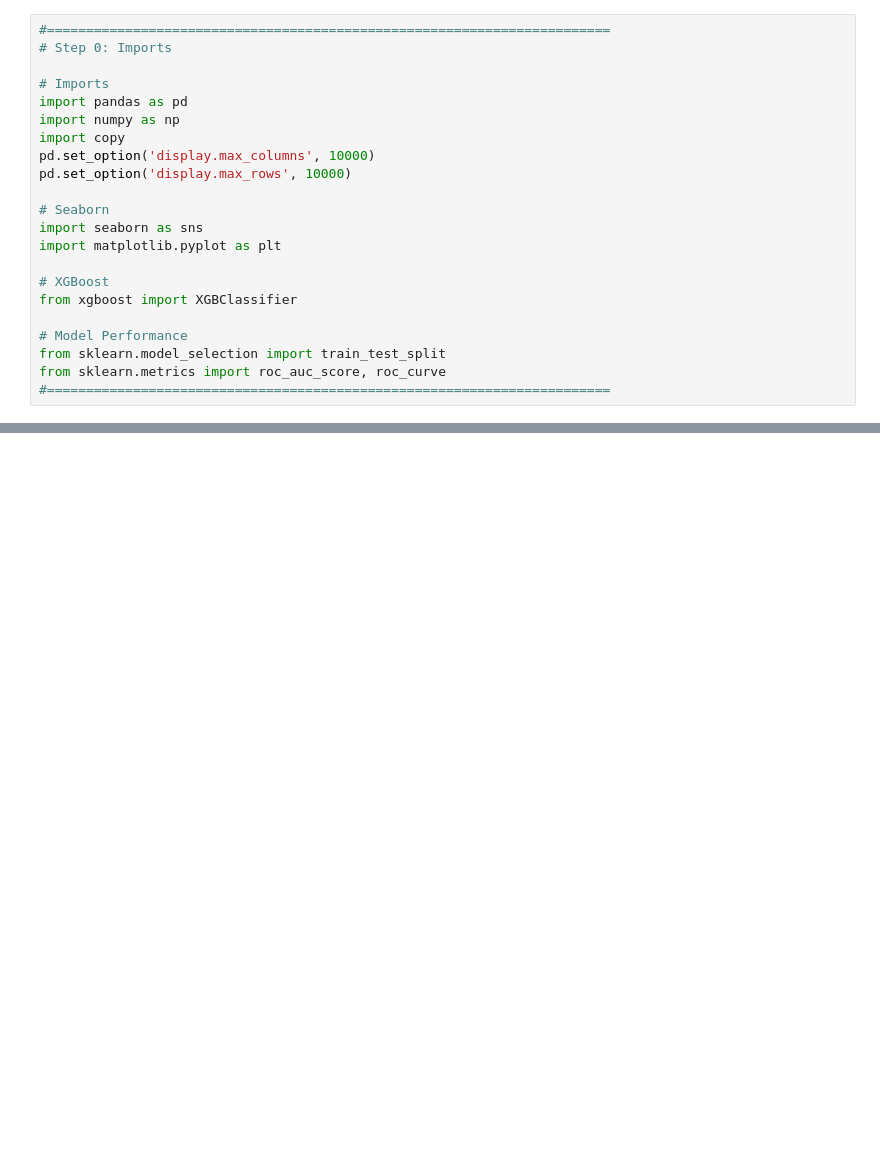
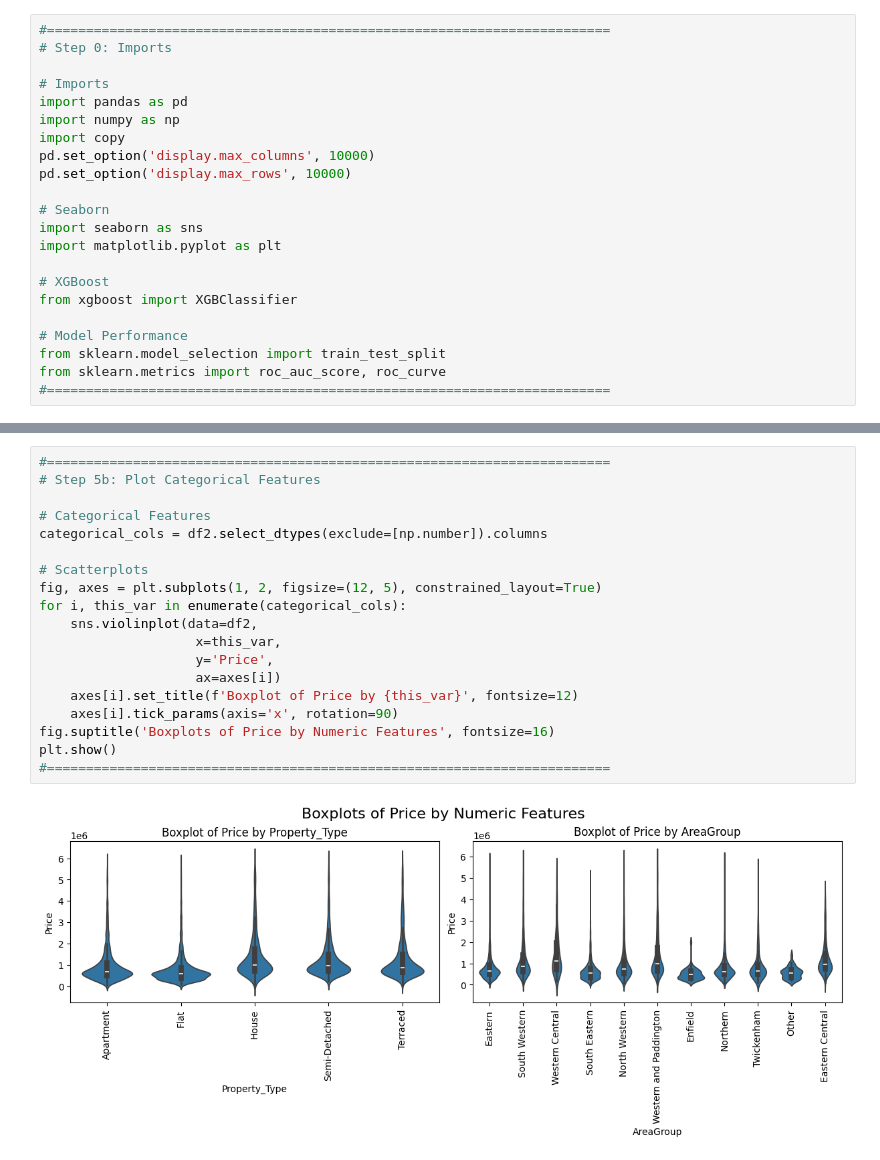
Before and after one commit to MarkThackham/portfolio, a Jupyter notebook: 02 London Property Listings/01 London Property Listing.ipynb, the cells around one changed output, grey strips where cells are left out. Cells and saved outputs as stored; diff of their text form; blank space fills up the shorter version.

```diff
--- a/02 London Property Listings/01 London Property Listing.ipynb
+++ b/02 London Property Listings/01 London Property Listing.ipynb
@@ -222,0 +236,21 @@ for this_var in character_cols:
+# %%
+#========================================================================
+# Step 5b: Plot Categorical Features
+
+# Categorical Features
+categorical_cols = df2.select_dtypes(exclude=[np.number]).columns
+
+# Scatterplots
+fig, axes = plt.subplots(1, 2, figsize=(12, 5), constrained_layout=True)
+for i, this_var in enumerate(categorical_cols):
+    sns.violinplot(data=df2,
+                    x=this_var,
+                    y='Price',
+                    ax=axes[i])
+    axes[i].set_title(f'Boxplot of Price by {this_var}', fontsize=12)
+    axes[i].tick_params(axis='x', rotation=90)
+fig.suptitle('Boxplots of Price by Numeric Features', fontsize=16)
+plt.show()
+#========================================================================
+# %% [output]
+[figure, added]
```
Also changed, not shown: parts of 15 cells of this notebook.
